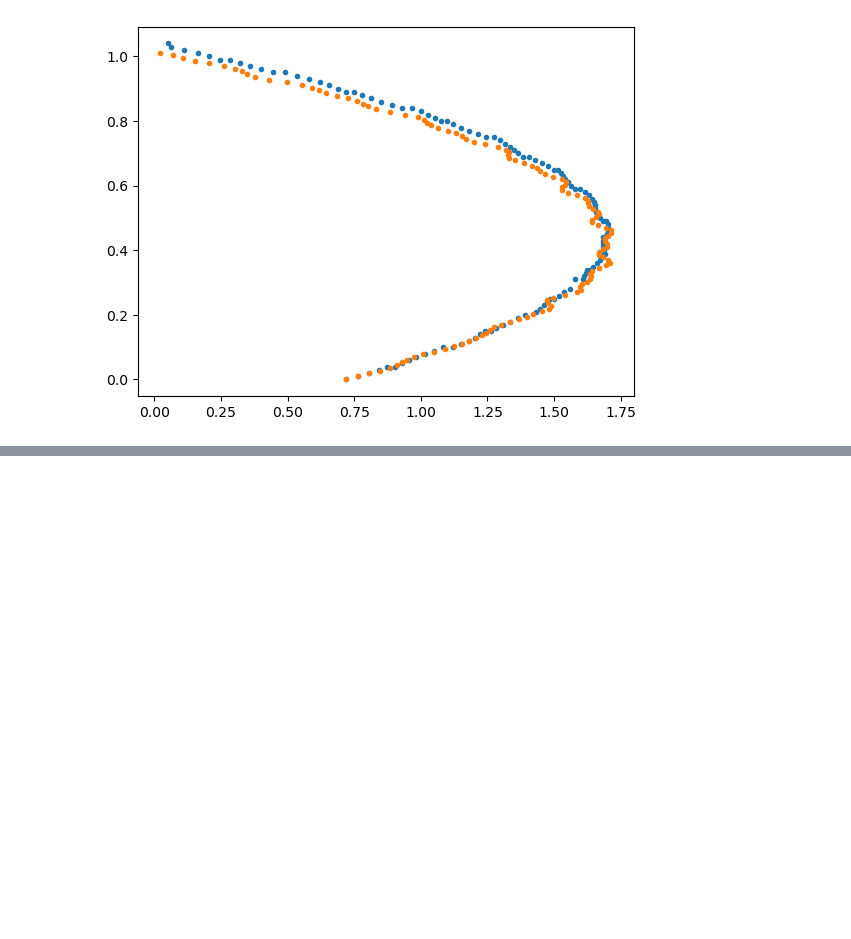
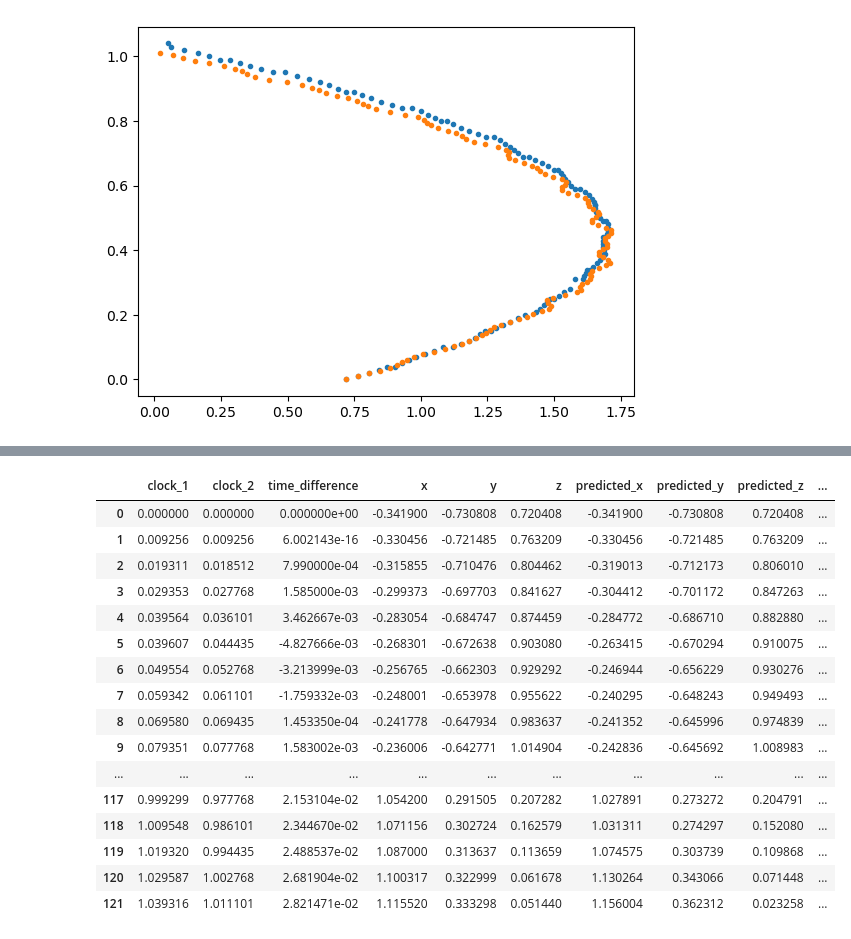
Before and after one commit to kirankigi5/ball_tracking, a Jupyter notebook: ball_tracking.ipynb, the cells around one changed output, grey strips where cells are left out. Drawn from its saved outputs; the diff is of its cells as text; code cells hidden in the pictures; blank space fills up the shorter version.

```diff
--- a/ball_tracking.ipynb
+++ b/ball_tracking.ipynb
@@ -295,0 +311,29 @@ plt.show()
+# %%
+# clock_1 , clock_2 and differnce print data in a table, motion_capture_data_array corresponding to clock_1_closest
+
+df = pd.DataFrame({'clock_1': clock_1, 'clock_2': clock_2, 'time_difference': clock_1 - clock_2, 'x':  motion_capture_data_array[:, 0],'y': motion_capture_data_array[:, 1],'z': motion_capture_data_array[:, 2], 'predicted_x': predicted_data_array[:,0], 'predicted_y': predicted_data_array[:,1], 'predicted_z': predicted_data_array[:,2], 'x_error in cm': (motion_capture_data_array[:,0] - predicted_data_array[:,0]) * 100, 'y_error in cm': (motion_capture_data_array[:,1] - predicted_data_array[:,1]) * 100, 'z_error in cm': (motion_capture_data_array[:, 2] - predicted_data_array[:,2]) * 100})
+
+# display all rows
+pd.set_option('display.max_rows', None)\
+# display all columns
+pd.set_option('display.max_columns', None)
+
+df
+# %% [output]
+|  | clock_1 | clock_2 | time_difference | x | y | z | predicted_x | predicted_y | predicted_z | ... |
+| 0 | 0.000000 | 0.000000 | 0.000000e+00 | -0.341900 | -0.730808 | 0.720408 | -0.341900 | -0.730808 | 0.720408 | ... |
+| 1 | 0.009256 | 0.009256 | 6.002143e-16 | -0.330456 | -0.721485 | 0.763209 | -0.330456 | -0.721485 | 0.763209 | ... |
+| 2 | 0.019311 | 0.018512 | 7.990000e-04 | -0.315855 | -0.710476 | 0.804462 | -0.319013 | -0.712173 | 0.806010 | ... |
+| 3 | 0.029353 | 0.027768 | 1.585000e-03 | -0.299373 | -0.697703 | 0.841627 | -0.304412 | -0.701172 | 0.847263 | ... |
+| 4 | 0.039564 | 0.036101 | 3.462667e-03 | -0.283054 | -0.684747 | 0.874459 | -0.284772 | -0.686710 | 0.882880 | ... |
+| 5 | 0.039607 | 0.044435 | -4.827666e-03 | -0.268301 | -0.672638 | 0.903080 | -0.263415 | -0.670294 | 0.910075 | ... |
+| 6 | 0.049554 | 0.052768 | -3.213999e-03 | -0.256765 | -0.662303 | 0.929292 | -0.246944 | -0.656229 | 0.930276 | ... |
+| 7 | 0.059342 | 0.061101 | -1.759332e-03 | -0.248001 | -0.653978 | 0.955622 | -0.240295 | -0.648243 | 0.949493 | ... |
+| 8 | 0.069580 | 0.069435 | 1.453350e-04 | -0.241778 | -0.647934 | 0.983637 | -0.241352 | -0.645996 | 0.974839 | ... |
+| 9 | 0.079351 | 0.077768 | 1.583002e-03 | -0.236006 | -0.642771 | 1.014904 | -0.242836 | -0.645692 | 1.008983 | ... |
+| ... | ... | ... | ... | ... | ... | ... | ... | ... | ... | ... |
+| 117 | 0.999299 | 0.977768 | 2.153104e-02 | 1.054200 | 0.291505 | 0.207282 | 1.027891 | 0.273272 | 0.204791 | ... |
+| 118 | 1.009548 | 0.986101 | 2.344670e-02 | 1.071156 | 0.302724 | 0.162579 | 1.031311 | 0.274297 | 0.152080 | ... |
+| 119 | 1.019320 | 0.994435 | 2.488537e-02 | 1.087000 | 0.313637 | 0.113659 | 1.074575 | 0.303739 | 0.109868 | ... |
+| 120 | 1.029587 | 1.002768 | 2.681904e-02 | 1.100317 | 0.322999 | 0.061678 | 1.130264 | 0.343066 | 0.071448 | ... |
+| 121 | 1.039316 | 1.011101 | 2.821471e-02 | 1.115520 | 0.333298 | 0.051440 | 1.156004 | 0.362312 | 0.023258 | ... |
```
Also changed, not shown: parts of 5 cells of this notebook.
